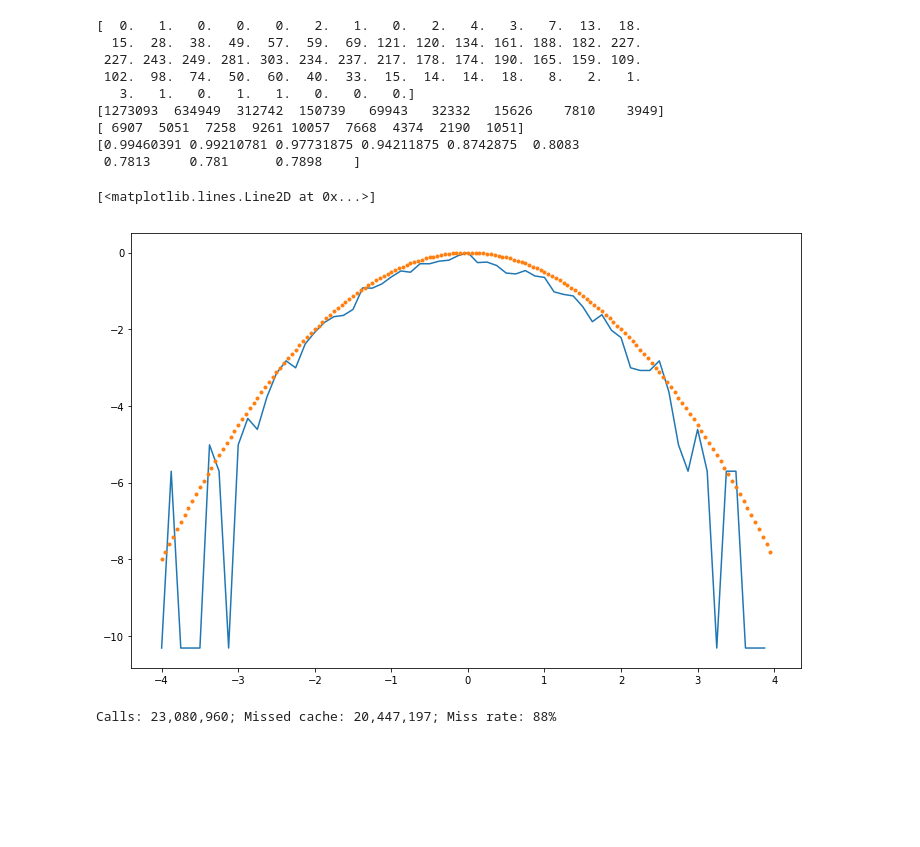
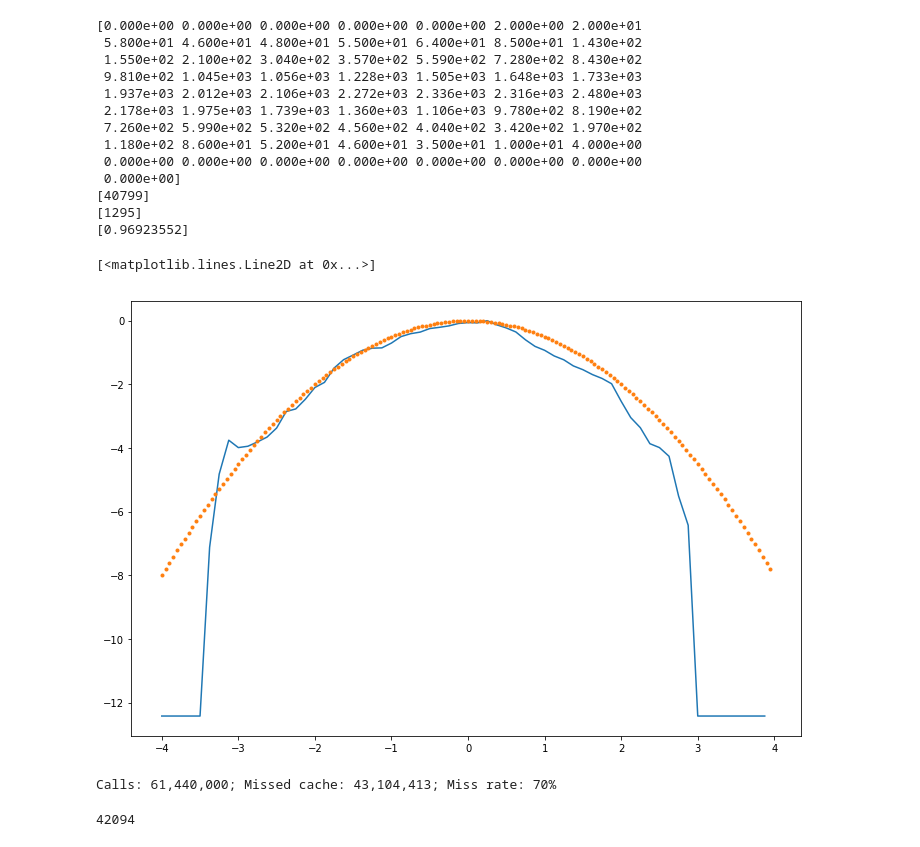
Before and after one commit to mjstrens/HINTS, a Jupyter notebook: HINTS.ipynb, the cells around one changed output. Saved outputs shown, nothing was run; the diff lists cells and outputs as text; code cells hidden in the pictures; blank space fills up the shorter version.

Commit message:
simplification and mem cache

```diff
--- a/HINTS.ipynb
+++ b/HINTS.ipynb
@@ -8,4 +7,4 @@ from HINTS_fn import *
 # %%
 # NB the proposed state must not share memory with the original state (because we hash when we cache)
 def proposal1(state, index):
-    return(state + randn(state.shape[0]), 0.0) # new state, optional evaluation at new state, correction for asymmetry
+    return(state + 0.1 * randn(state.shape[0]), 0.0) # new state, optional evaluation at new state, correction for asymmetry
@@ -39,18 +39,20 @@ Wall time: 15 ms
 import argparse
 parser = argparse.ArgumentParser()
 args = parser.parse_known_args()[0] # defaults
-
+#HINTS payoff comes for large num scenarios > 1000
 # checked regular MCMC is accurate (1 level, lbf = 6)
-if True:
-    args.levels = 8
-    log_branch_factor = 1
+if False:
+    args.levels = 5
+    log_branch_factor = 2
     N_0 = 1
     args.design = np.array([N_0] + [2 ** log_branch_factor for l in range(args.levels)])
     NUM_SCENARIOS = N_0 * 2 ** (args.levels * log_branch_factor) # TO DO get from HINTS
+    iterations = 5000
 else: #MCMC
     args.levels = 0
-    NUM_SCENARIOS = 256
+    NUM_SCENARIOS = 1024
     args.design = np.array([NUM_SCENARIOS])
+    iterations = 42094# need to match actual evaluations
 
 print(NUM_SCENARIOS)
 
@@ -91,12 +93,19 @@ RESET
 # %%
-for t in range(5000):
+# FAR FASTER WITHOUT CACHING FOR SIMPLE TEST TASKS
+# SO IF WE CACHE, SHOULD BE BIG CHUNKS. OR WE AVOID MEMOIZING
+# e.g. JUST KEEP LUT PER STATE (i.e. at each level)
+
+#cache.clear()
+#print(cache.stats(enable=True, reset = True))
+for t in range(iterations):
     hmc.shuffle()
     state, correction = hmc.hints(state, args.levels) # e.g. dbg = (t==0)
     # diagnostic histogram
-    if (abs(state.x[0]) < nsd): # ignoring samples outside diagnostic range
-        j = int((state.x[0] + nsd) * bins/(2.0 * nsd))
+    if (abs(state[0]) < nsd): # ignoring samples outside diagnostic range
+        j = int((state[0] + nsd) * bins/(2.0 * nsd))
         histogram[j] += 1.0
     # show progress
     if ((t%500)==499):
-        print(t+1)
+        print(t+1, hmc.acceptances, hmc.rejections)
+        #print(cache.stats(enable=True, reset = True))
 # %% [output]
@@ -116,43 +132,54 @@ print(hmc.acceptances)
 print(hmc.rejections)
 print(hmc.acceptances / (hmc.acceptances + hmc.rejections))
 # %% [output]
-[  0.   1.   0.   0.   0.   2.   1.   0.   2.   4.   3.   7.  13.  18.
-  15.  28.  38.  49.  57.  59.  69. 121. 120. 134. 161. 188. 182. 227.
- 227. 243. 249. 281. 303. 234. 237. 217. 178. 174. 190. 165. 159. 109.
- 102.  98.  74.  50.  60.  40.  33.  15.  14.  14.  18.   8.   2.   1.
-   3.   1.   0.   1.   1.   0.   0.   0.]
-[1273093  634949  312742  150739   69943   32332   15626    7810    3949]
-[ 6907  5051  7258  9261 10057  7668  4374  2190  1051]
-[0.99460391 0.99210781 0.97731875 0.94211875 0.8742875  0.8083
- 0.7813     0.781      0.7898    ]
+[0.000e+00 0.000e+00 0.000e+00 0.000e+00 0.000e+00 2.000e+00 2.000e+01
+ 5.800e+01 4.600e+01 4.800e+01 5.500e+01 6.400e+01 8.500e+01 1.430e+02
+ 1.550e+02 2.100e+02 3.040e+02 3.570e+02 5.590e+02 7.280e+02 8.430e+02
+ 9.810e+02 1.045e+03 1.056e+03 1.228e+03 1.505e+03 1.648e+03 1.733e+03
+ 1.937e+03 2.012e+03 2.106e+03 2.272e+03 2.336e+03 2.316e+03 2.480e+03
+ 2.178e+03 1.975e+03 1.739e+03 1.360e+03 1.106e+03 9.780e+02 8.190e+02
+ 7.260e+02 5.990e+02 5.320e+02 4.560e+02 4.040e+02 3.420e+02 1.970e+02
+ 1.180e+02 8.600e+01 5.200e+01 4.600e+01 3.500e+01 1.000e+01 4.000e+00
+ 0.000e+00 0.000e+00 0.000e+00 0.000e+00 0.000e+00 0.000e+00 0.000e+00
+ 0.000e+00]
+[40799]
+[1295]
+[0.96923552]
 # %%
 %matplotlib inline
 import matplotlib.pyplot as plt # just for testing
 
 #plt.plot(histogram)
 fig = plt.figure(figsize=[12,8])
 ax1 = plt.gca()
 xs1 = np.arange(bins, dtype = float) * (2.0 * nsd)/bins - nsd
 
 logprob = np.log(histogram + 0.01)
 
 plt.plot(xs1, logprob - np.max(logprob))
 xs = np.arange(-nsd, nsd, nsd/80.0)
 shuffle(xs) # so noise is not correlated with term
+exs = np.expand_dims(xs, axis=1)
 
-hxs = [HashableItem(np.array([x])) for x in xs]
+#hxs = [HashableItem(np.array([x])) for x in xs]
 
 # do not create a new test function here... use the same one
 if args.additive:
-    ys = [sum([g.evaluate(x, i, 0) for i in range(NUM_SCENARIOS)]) for x in hxs]
+    ys = [sum([g.evaluate(x, i) for i in range(NUM_SCENARIOS)]) for x in exs]
 else:
-    ys = [sum([g.evaluate(x, i, 0)/NUM_SCENARIOS for i in range(NUM_SCENARIOS)]) for x in hxs]
+    ys = [sum([g.evaluate(x, i)/NUM_SCENARIOS for i in range(NUM_SCENARIOS)]) for x in exs]
 
 plt.plot(xs, ys,'.')
 # %% [output]
 [<matplotlib.lines.Line2D at 0x...>]
-[figure, old version]
+[figure, new version]
 # %%
 print('Calls: {:,}; '.format(g.total_counter) + 'Missed cache: {:,}; '.format(g.counter) + 'Miss rate: {}%'.format(int((100.0 * g.counter)/g.total_counter)))
 # %% [output]
-Calls: 23,080,960; Missed cache: 20,447,197; Miss rate: 88%
+Calls: 61,440,000; Missed cache: 43,104,413; Miss rate: 70%
+# %%
+#iterations = int(g.counter/NUM_SCENARIOS) # for MCMC
+iterations = int(43104413/NUM_SCENARIOS) # for MCMC
+iterations
+# %% [output]
+42094
```
Also changed, not shown: parts of 8 cells of this notebook, 2 other files.
